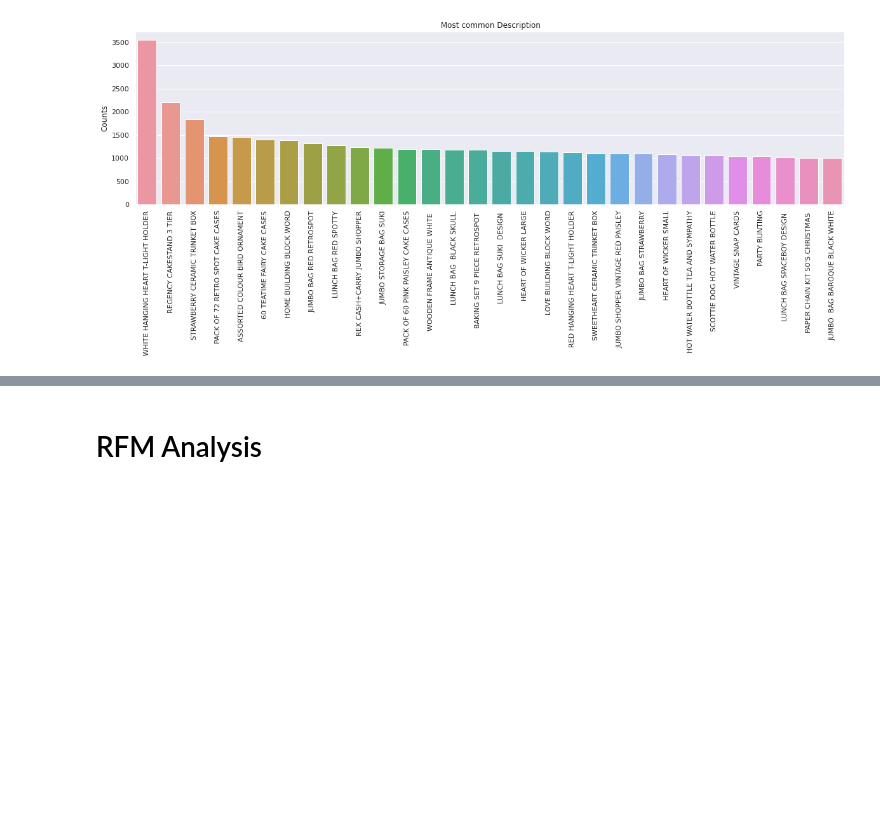
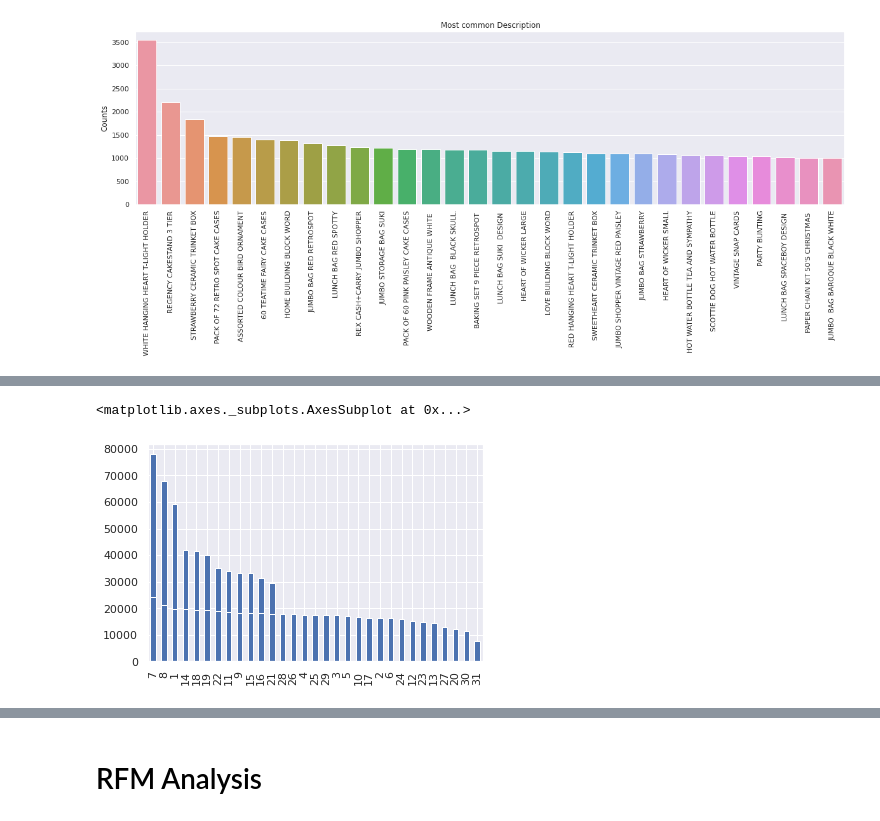
Before and after one commit to alokg1019/DataMining_Team1, a Jupyter notebook: EDA_Retail .ipynb, the cells around one changed output, grey strips where cells are left out. Cells and saved outputs as stored; diff of their text form; code cells hidden in the pictures; blank space fills up the shorter version.

```diff
--- a/EDA_Retail .ipynb
+++ b/EDA_Retail .ipynb
@@ -300,0 +321,22 @@ plt.xticks(rotation=90);
+# %%
+# Writing helper functions to evaluate day, month, year and hour
+def getMonth(value):
+    return int(value.strftime('%m'))
+def getDay(value):
+    return int(value.strftime('%d'))
+def getYear(value):
+    return int(value.strftime('%Y'))
+def getHour(value):
+    return int(value.strftime('%H'))
+
+# Evalauting the time
+month=retaildata['InvoiceDate'].apply(getMonth)
+day=retaildata['InvoiceDate'].apply(getDay)
+year=retaildata['InvoiceDate'].apply(getYear)
+hour=retaildata['InvoiceDate'].apply(getHour)
+# %%
+#Plot bar chart by Month
+month.value_counts().plot(kind='bar')
+# %% [output]
+<matplotlib.axes._subplots.AxesSubplot at 0x...>
+[figure, added]
```
Also changed, not shown: parts of 11 cells of this notebook, 1 other file.
